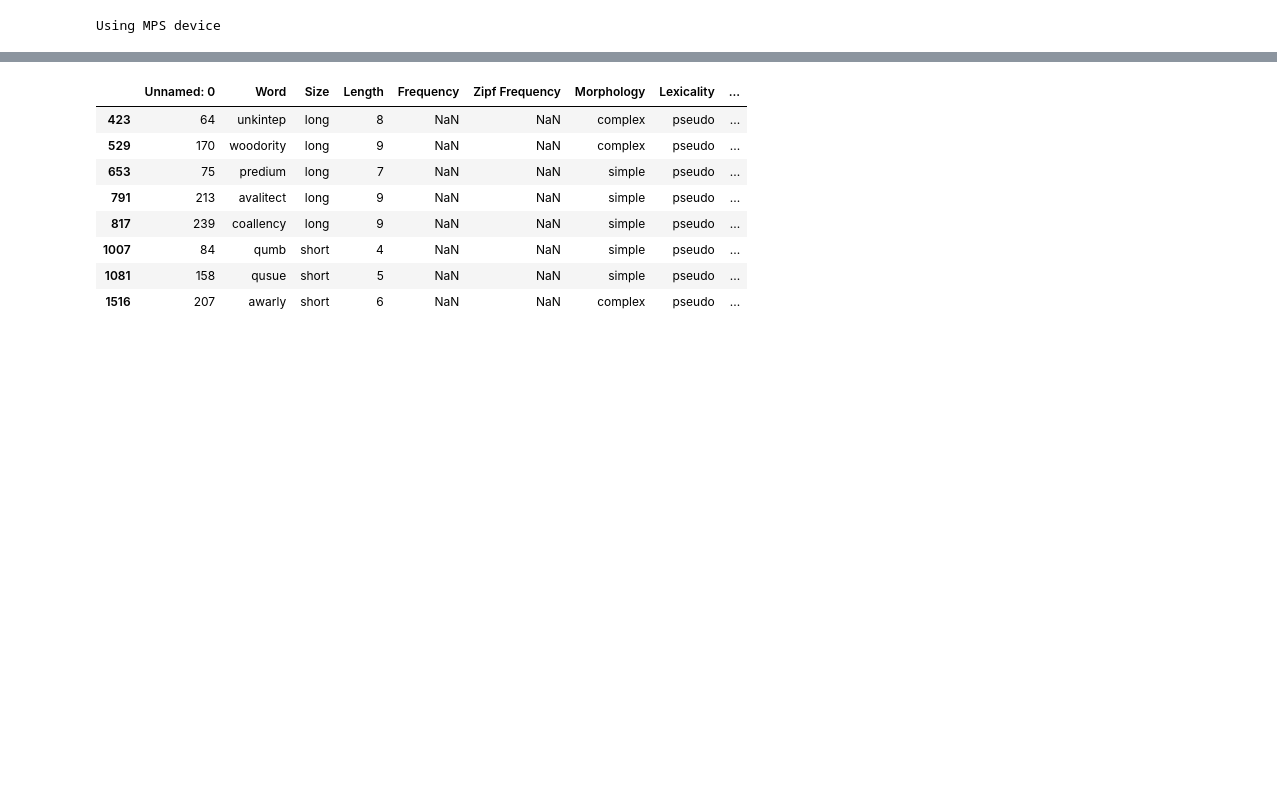
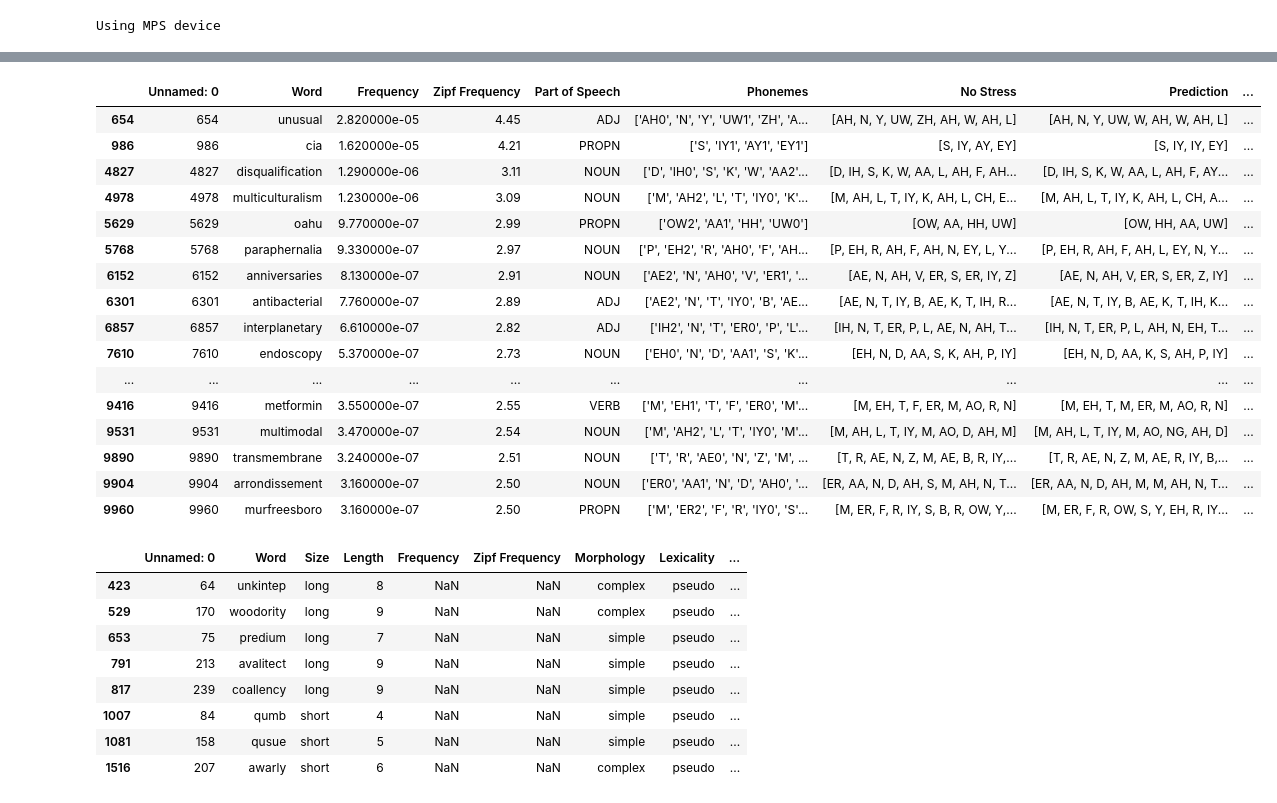
Before and after one commit to danieldager/swp-model, a Jupyter notebook: notebooks/simulations.ipynb, the cells around one changed output, grey strips where cells are left out. Cells and saved outputs as stored; diff of their text form; code cells hidden in the pictures; blank space fills up the shorter version.

```diff
--- a/notebooks/simulations.ipynb
+++ b/notebooks/simulations.ipynb
@@ -19 +50,25 @@ Using MPS device
+# %%
+test_df = pd.read_csv('../results/gridsearch/test/Ua_LSTM_h512_l1_v42_d0.5_t0.0_s1~b1024_l0.001_f0_sn/70~train.csv')
+test_df["No Stress"] = test_df["No Stress"].apply(literal_eval)
+test_df["Prediction"] = test_df["Prediction"].apply(literal_eval)
+test_df = enrich_for_plotting(test_df, include_stress=False)
+test_df[test_df["Edit Distance"] > 0]
+# %% [output]
+|  | Unnamed: 0 | Word | Frequency | Zipf Frequency | Part of Speech | Phonemes | No Stress | Prediction | ... |
+| 654 | 654 | unusual | 2.820000e-05 | 4.45 | ADJ | ['AH0', 'N', 'Y', 'UW1', 'ZH', 'A... | [AH, N, Y, UW, ZH, AH, W, AH, L] | [AH, N, Y, UW, W, AH, W, AH, L] | ... |
+| 986 | 986 | cia | 1.620000e-05 | 4.21 | PROPN | ['S', 'IY1', 'AY1', 'EY1'] | [S, IY, AY, EY] | [S, IY, IY, EY] | ... |
+| 4827 | 4827 | disqualification | 1.290000e-06 | 3.11 | NOUN | ['D', 'IH0', 'S', 'K', 'W', 'AA2'... | [D, IH, S, K, W, AA, L, AH, F, AH... | [D, IH, S, K, W, AA, L, AH, F, AY... | ... |
+| 4978 | 4978 | multiculturalism | 1.230000e-06 | 3.09 | NOUN | ['M', 'AH2', 'L', 'T', 'IY0', 'K'... | [M, AH, L, T, IY, K, AH, L, CH, E... | [M, AH, L, T, IY, K, AH, L, CH, A... | ... |
+| 5629 | 5629 | oahu | 9.770000e-07 | 2.99 | PROPN | ['OW2', 'AA1', 'HH', 'UW0'] | [OW, AA, HH, UW] | [OW, HH, AA, UW] | ... |
+| 5768 | 5768 | paraphernalia | 9.330000e-07 | 2.97 | NOUN | ['P', 'EH2', 'R', 'AH0', 'F', 'AH... | [P, EH, R, AH, F, AH, N, EY, L, Y... | [P, EH, R, AH, F, AH, L, EY, N, Y... | ... |
+| 6152 | 6152 | anniversaries | 8.130000e-07 | 2.91 | NOUN | ['AE2', 'N', 'AH0', 'V', 'ER1', '... | [AE, N, AH, V, ER, S, ER, IY, Z] | [AE, N, AH, V, ER, S, ER, Z, IY] | ... |
+| 6301 | 6301 | antibacterial | 7.760000e-07 | 2.89 | ADJ | ['AE2', 'N', 'T', 'IY0', 'B', 'AE... | [AE, N, T, IY, B, AE, K, T, IH, R... | [AE, N, T, IY, B, AE, K, T, IH, K... | ... |
+| 6857 | 6857 | interplanetary | 6.610000e-07 | 2.82 | ADJ | ['IH2', 'N', 'T', 'ER0', 'P', 'L'... | [IH, N, T, ER, P, L, AE, N, AH, T... | [IH, N, T, ER, P, L, AH, N, EH, T... | ... |
+| 7610 | 7610 | endoscopy | 5.370000e-07 | 2.73 | NOUN | ['EH0', 'N', 'D', 'AA1', 'S', 'K'... | [EH, N, D, AA, S, K, AH, P, IY] | [EH, N, D, AA, K, S, AH, P, IY] | ... |
+| ... | ... | ... | ... | ... | ... | ... | ... | ... | ... |
+| 9416 | 9416 | metformin | 3.550000e-07 | 2.55 | VERB | ['M', 'EH1', 'T', 'F', 'ER0', 'M'... | [M, EH, T, F, ER, M, AO, R, N] | [M, EH, T, M, ER, M, AO, R, N] | ... |
+| 9531 | 9531 | multimodal | 3.470000e-07 | 2.54 | NOUN | ['M', 'AH2', 'L', 'T', 'IY0', 'M'... | [M, AH, L, T, IY, M, AO, D, AH, M] | [M, AH, L, T, IY, M, AO, NG, AH, D] | ... |
+| 9890 | 9890 | transmembrane | 3.240000e-07 | 2.51 | NOUN | ['T', 'R', 'AE0', 'N', 'Z', 'M', ... | [T, R, AE, N, Z, M, AE, B, R, IY,... | [T, R, AE, N, Z, M, AE, R, IY, B,... | ... |
+| 9904 | 9904 | arrondissement | 3.160000e-07 | 2.50 | NOUN | ['ER0', 'AA1', 'N', 'D', 'AH0', '... | [ER, AA, N, D, AH, S, M, AH, N, T... | [ER, AA, N, D, AH, M, M, AH, N, T... | ... |
+| 9960 | 9960 | murfreesboro | 3.160000e-07 | 2.50 | PROPN | ['M', 'ER2', 'F', 'R', 'IY0', 'S'... | [M, ER, F, R, IY, S, B, R, OW, Y,... | [M, ER, F, R, OW, S, Y, EH, R, IY... | ... |
 # %%
```
Also changed, not shown: parts of 4 cells of this notebook, 12 other files.
